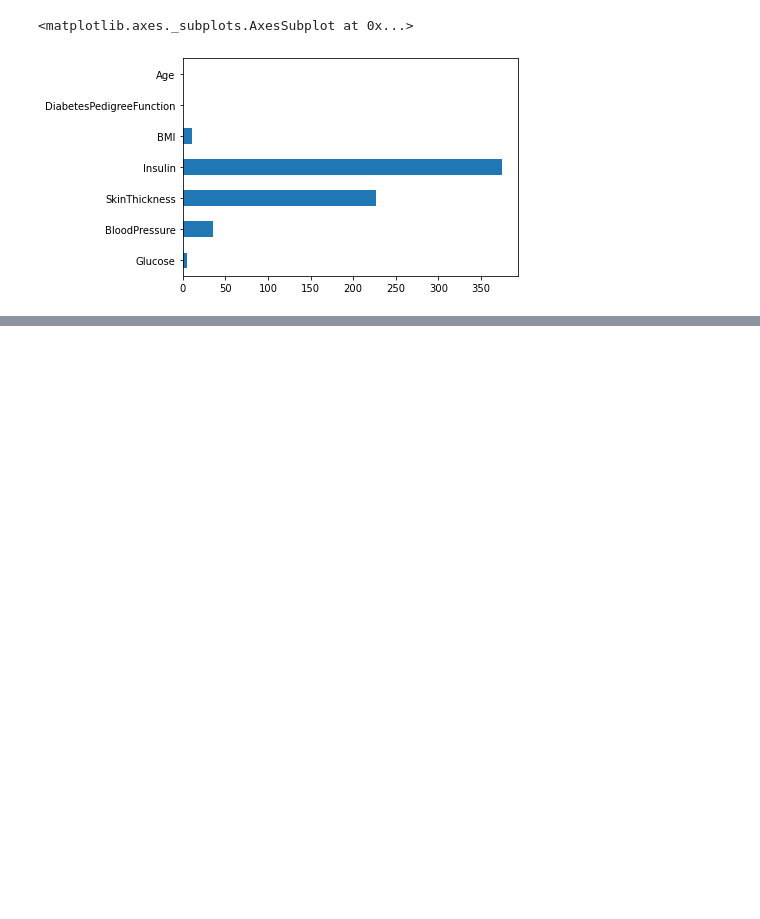
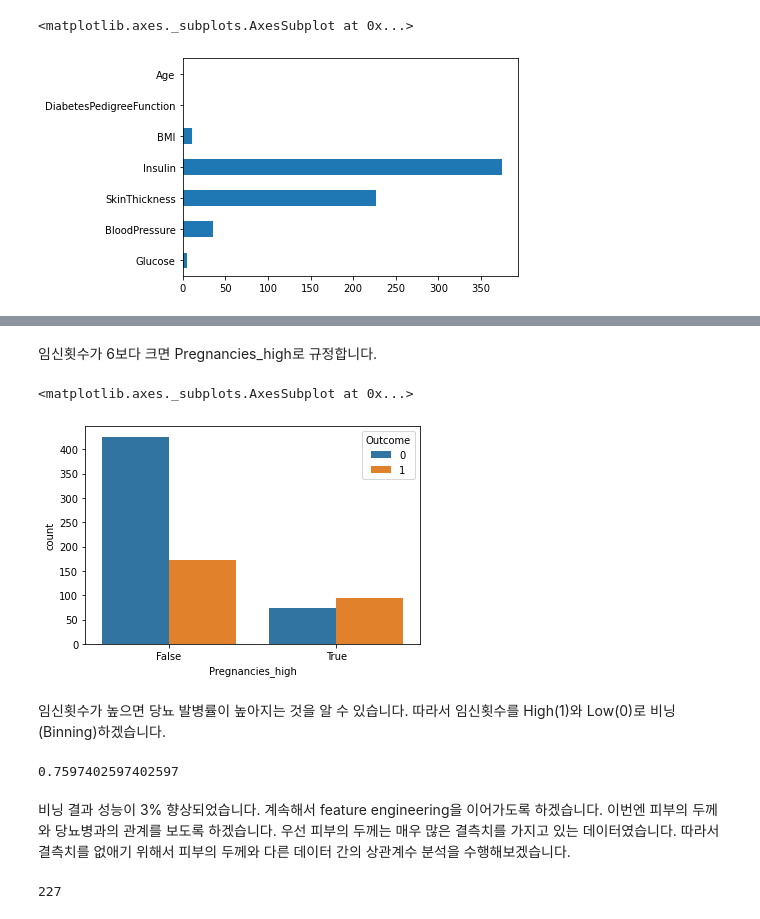
Before and after one commit to hyunwoongko/bigdata-lecture, a Jupyter notebook: _notebooks/05_02_의사결정_트리.ipynb, the cells around one changed output, grey strips where cells are left out. Cells and saved outputs as stored; diff of their text form; code cells hidden in the pictures; blank space fills up the shorter version.

```diff
--- a/_notebooks/05_02_의사결정_트리.ipynb
+++ b/_notebooks/05_02_의사결정_트리.ipynb
@@ -402,0 +490,3 @@ Age와 DiabetesPedigreeFunction는 0인 데이터가 없고, 나머지는 0인
+# %%
+dataset["Pregnancies_high"] = dataset["Pregnancies"] > 6
+dataset[["Pregnancies", "Pregnancies_high"]]
@@ -402,0 +507,9 @@ Age와 DiabetesPedigreeFunction는 0인 데이터가 없고, 나머지는 0인
+# %% [markdown]
+ 임신횟수가 6보다 크면 Pregnancies_high로 규정합니다.
+# %%
+sns.countplot(data=dataset, x="Pregnancies_high", hue="Outcome")
+# %% [output]
+<matplotlib.axes._subplots.AxesSubplot at 0x...>
+[figure, added]
+# %% [markdown]
+임신횟수가 높으면 당뇨 발병률이 높아지는 것을 알 수 있습니다. 따라서 임신횟수를 High(1)와 Low(0)로 비닝(Binning)하겠습니다.
@@ -402,0 +519,30 @@ Age와 DiabetesPedigreeFunction는 0인 데이터가 없고, 나머지는 0인
+# %%
+from sklearn.tree import DecisionTreeClassifier
+from sklearn.metrics import accuracy_score
+
+fill_na_dataset = dataset.fillna(0)
+fill_na_dataset = fill_na_dataset
+label = fill_na_dataset['Outcome']
+features = fill_na_dataset.drop('Outcome', axis=1)
+split = int(0.8 * len(dataset))
+
+train_features = features[:split]
+train_labels = label[:split]
+
+test_features = features[split:]
+test_labels = label[split:]
+
+model = DecisionTreeClassifier(random_state=1)
+model.fit(train_features, train_labels)
+pred = model.predict(test_features)
+
+accuracy_score(test_labels, pred)
+# %% [output]
+0.7597402597402597
+# %% [markdown]
+비닝 결과 성능이 3% 향상되었습니다. 계속해서 feature engineering을 이어가도록 하겠습니다. 이번엔 피부의 두께와 당뇨병과의 관계를 보도록 하겠습니다. 우선  피부의 두께는 매우 많은 결측치를 가지고 있는 데이터였습니다. 따라서 결측치를 없애기 위해서  피부의 두께와 다른 데이터 간의 상관계수 분석을 수행해보겠습니다.
+# %%
+dataset.SkinThickness.isnull().sum()
+# 227개의 결측치 보유
+# %% [output]
+227
```
Also changed, not shown: parts of 26 cells of this notebook.
